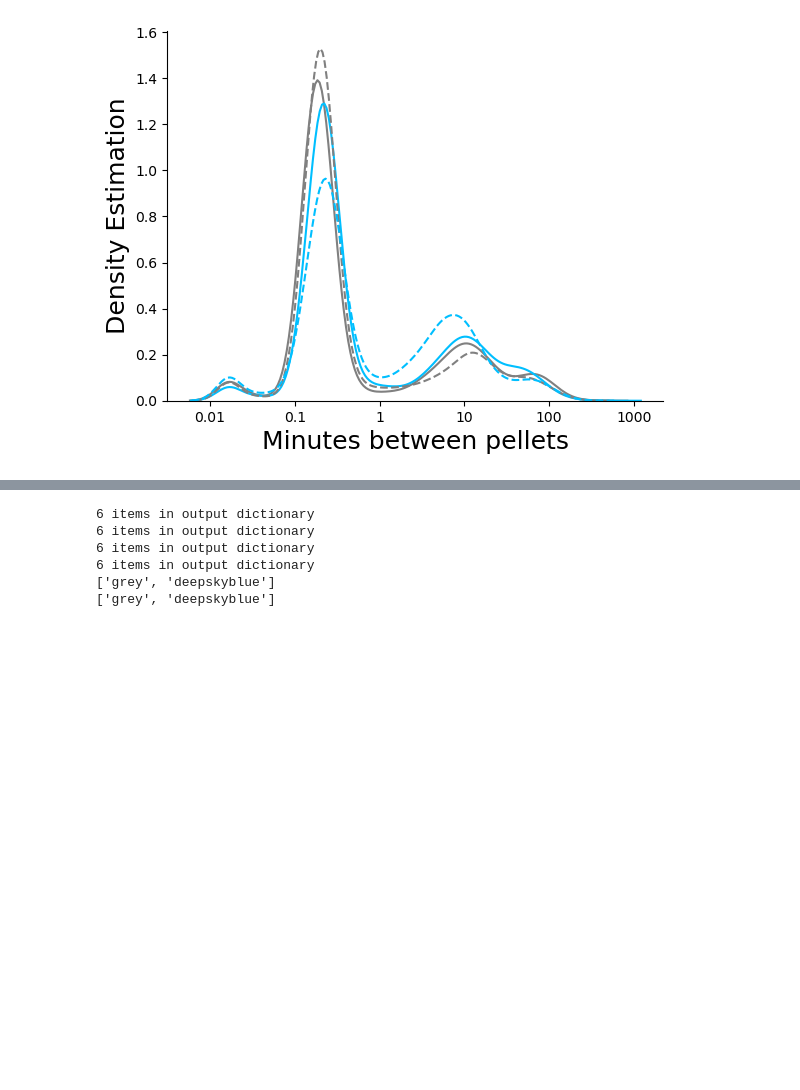
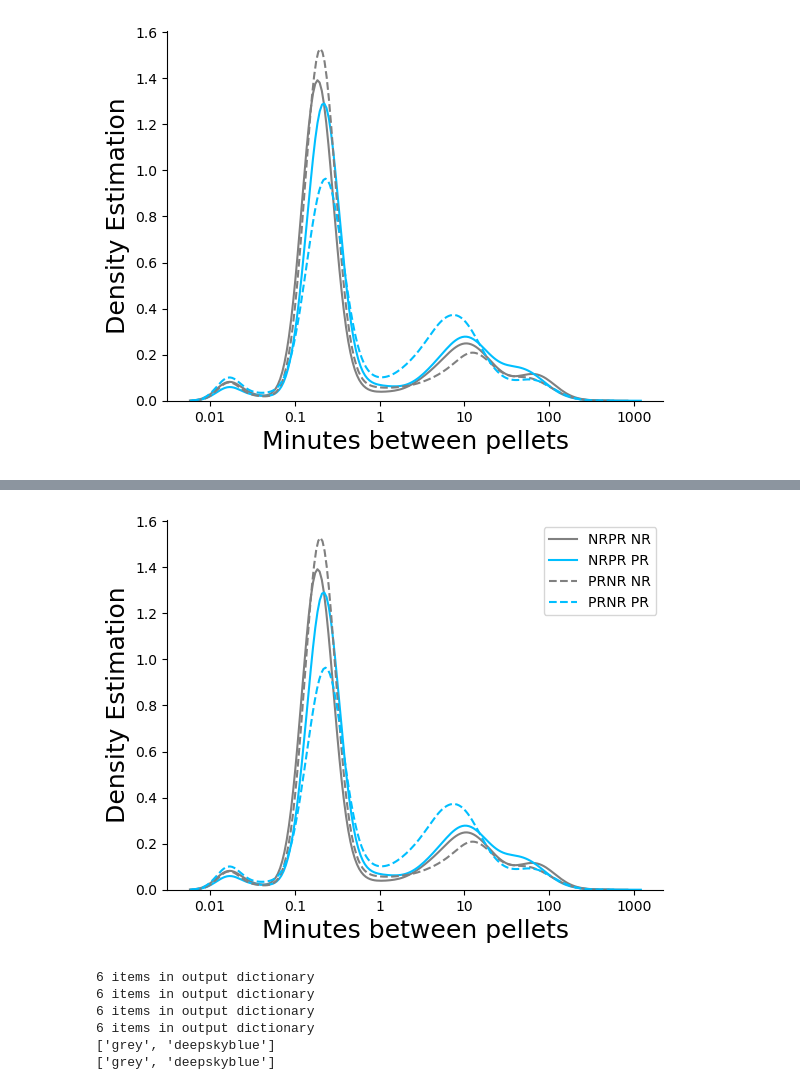
Before and after one commit to Htbibalan/FEDProtein, a Jupyter notebook: notebooks/FEDPROTEIN_NEW_MEAL_PLOTTING_UPDATE_V1.ipynb, the cells around one changed output, grey strips where cells are left out. Cells and saved outputs as stored; diff of their text form; code cells hidden in the pictures; blank space fills up the shorter version.

```diff
--- a/notebooks/FEDPROTEIN_NEW_MEAL_PLOTTING_UPDATE_V1.ipynb
+++ b/notebooks/FEDPROTEIN_NEW_MEAL_PLOTTING_UPDATE_V1.ipynb
@@ -1966,3 +1966,87 @@ interpellet_interval_plot([IPIs_m_prnr_nr, IPIs_m_prnr_pr],
 ['grey', 'deepskyblue']
 ['grey', 'deepskyblue']
 [figure]
+# %%
+def interpellet_interval_plot(data, ax=[], colors=[], fill=False, labels=[], linestyle="-", **kwargs):
+    """
+    FED3 Viz: Plot a histogram of interpellet intervals for multiple devices.
+    Parameters
+    ----------
+    FEDs : list of FED3_File objects
+        FED3 files (loaded by load.FED3_File)
+    kde : bool
+        Whether or not to include kernel density estimation, which plots
+        probability density (rather than count) and includes a fit line (see
+        seaborn.distplot)
+    **kwargs :
+        ax : matplotlib.axes.Axes
+            Axes to plot on, a new Figure and Axes are
+            created if not passed
+        date_filter : array
+            A two-element array of datetimes (start, end) used to filter
+            the data
+        **kwargs also allows FED3 Viz to pass all settings to all functions.
+    Returns
+    -------
+    fig : matplotlib.figure.Figure
+    """
+
+    if ax == []:
+        f, ax = plt.subplots()
+
+    if len(colors) != len(data):
+        colors = ["grey"] * len(data)
+    print(colors)
+
+    if len(labels) != len(data):
+        labels = [str(n) for n in range(len(data))]
+
+    for idx, group in enumerate(data):
+        y = tp.flatten_list(group)
+        y = [np.log10(val * 60) for val in y if val > 0]
+
+        sns.kdeplot(y, ax=ax,
+                    color=colors[idx],
+                    fill=fill,
+                    label=labels[idx],  # Label for legend
+                    linestyle=linestyle)
+
+    ax.set_ylabel('Density Estimation', fontsize=18)
+    ax.set_xlabel('Minutes between pellets', fontsize=18)
+
+    ax.set_xticks(range(-2, 4))
+    ax.set_xticklabels([10**num for num in range(-2, 4)])
+
+    ax.spines["top"].set_visible(False)
+    ax.spines["right"].set_visible(False)
+
+    # Add the legend
+    ax.legend()
+
+nrpr_male_selector = {"order": 1, "sex": "M"}
+prnr_male_selector = {"order": 2, "sex": "M"}
+
+IPIs_m_nrpr_pr = get_data_fields(mice, ["pr_ipi"], nrpr_male_selector)
+IPIs_m_nrpr_nr = get_data_fields(mice, ["nr_ipi"], nrpr_male_selector)
+
+IPIs_m_prnr_pr = get_data_fields(mice, ["pr_ipi"], prnr_male_selector)
+IPIs_m_prnr_nr = get_data_fields(mice, ["nr_ipi"], prnr_male_selector)
+
+f, ax = plt.subplots()
+
+# First plot with solid lines
+interpellet_interval_plot([IPIs_m_nrpr_nr, IPIs_m_nrpr_pr],
+                          colors=["grey", "deepskyblue"],
+                          linestyle="-",
+                          labels=["NRPR NR", "NRPR PR"],  # Add labels for legend
+                          ax=ax)
+
+# Second plot with dashed lines
+interpellet_interval_plot([IPIs_m_prnr_nr, IPIs_m_prnr_pr],
+                          colors=["grey", "deepskyblue"],
+                          linestyle="--",
+                          labels=["PRNR NR", "PRNR PR"],  # Add labels for legend
+                          ax=ax)
+
+plt.show()
+# %% [output]
@@ -1969,3 +2059,4 @@ interpellet_interval_plot([IPIs_m_prnr_nr, IPIs_m_prnr_pr],
+[figure, added]
 # %%
 def interpellet_interval_plot(data, ax=[], colors=[], fill=False, labels=[], linestyle="-", **kwargs):
     """
```
Also changed, not shown: parts of 6 cells of this notebook.
